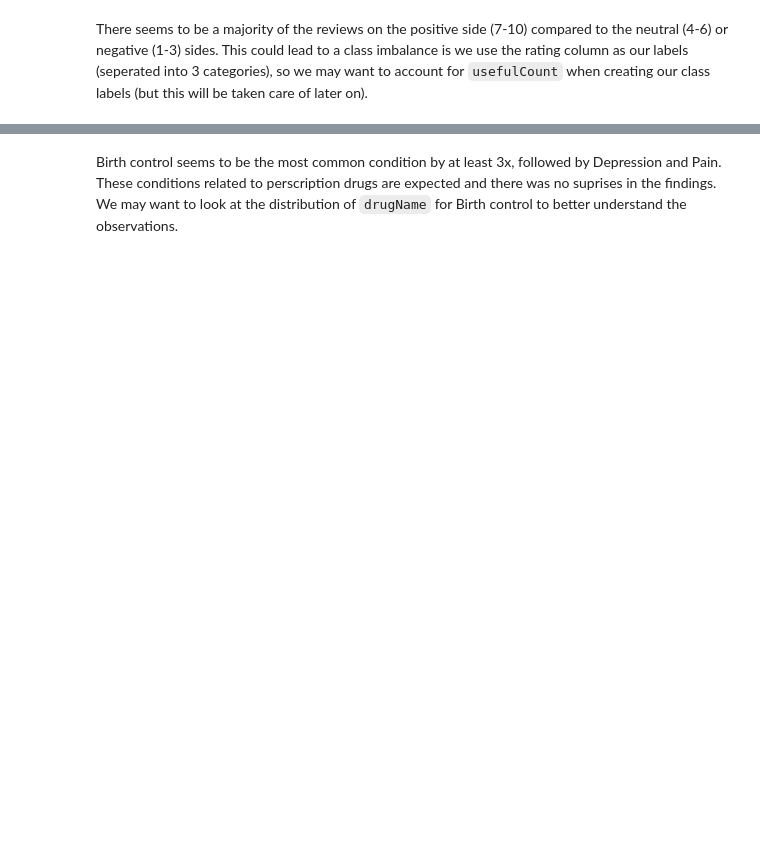
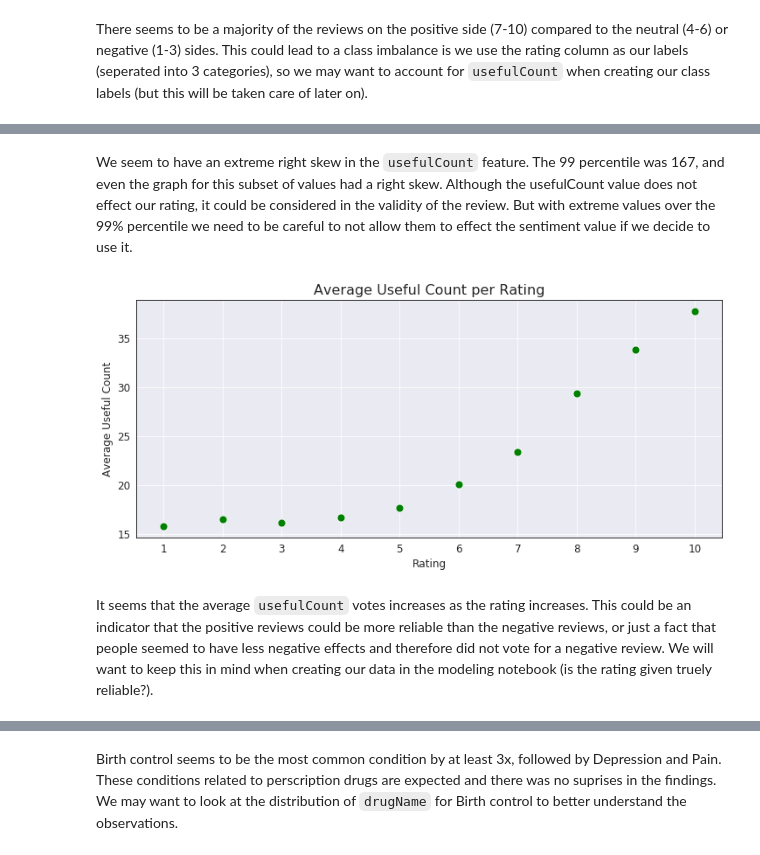
Before and after one commit to dhelms1/drug_data_analysis, a Jupyter notebook: DataExploration.ipynb, the cells around one changed output, grey strips where cells are left out. Drawn from its saved outputs; the diff is of its cells as text; code cells hidden in the pictures; blank space fills up the shorter version.

```diff
--- a/DataExploration.ipynb
+++ b/DataExploration.ipynb
@@ -157,0 +192,15 @@ There seems to be a majority of the reviews on the positive side (7-10) compared
+# %% [markdown]
+We seem to have an extreme right skew in the `usefulCount` feature. The 99 percentile was 167, and even the graph for this subset of values had a right skew. Although the usefulCount value does not effect our rating, it could be considered in the validity of the review. But with extreme values over the 99% percentile we need to be careful to not allow them to effect the sentiment value if we decide to use it.
+# %%
+rate_useful = train.groupby('rating').agg('sum').usefulCount / train.groupby('rating').agg('count')['index']
+plt.figure(figsize=(12,5))
+sns.scatterplot(x=rate_useful.index, y=rate_useful.values, s=80, color='green')
+plt.xlabel('Rating')
+plt.xticks(np.arange(1,11))
+plt.ylabel('Average Useful Count')
+plt.title('Average Useful Count per Rating')
+plt.show();
+# %% [output]
+[figure, added]
+# %% [markdown]
+It seems that the average `usefulCount` votes increases as the rating increases. This could be an indicator that the positive reviews could be more reliable than the negative reviews, or just a fact that people seemed to have less negative effects and therefore did not vote for a negative review. We will want to keep this in mind when creating our data in the modeling notebook (is the rating given truely reliable?).
```
Also changed, not shown: parts of 17 cells of this notebook.
